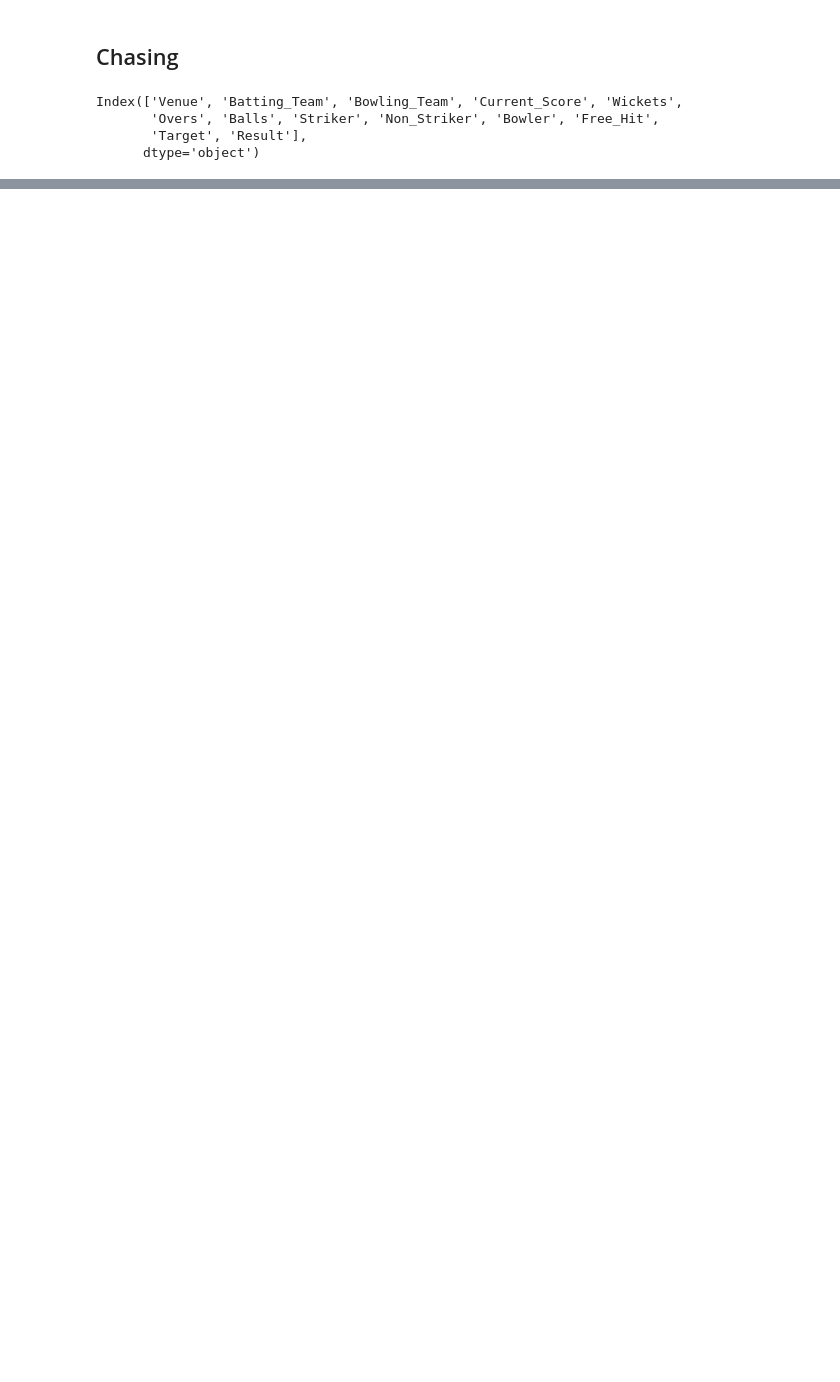
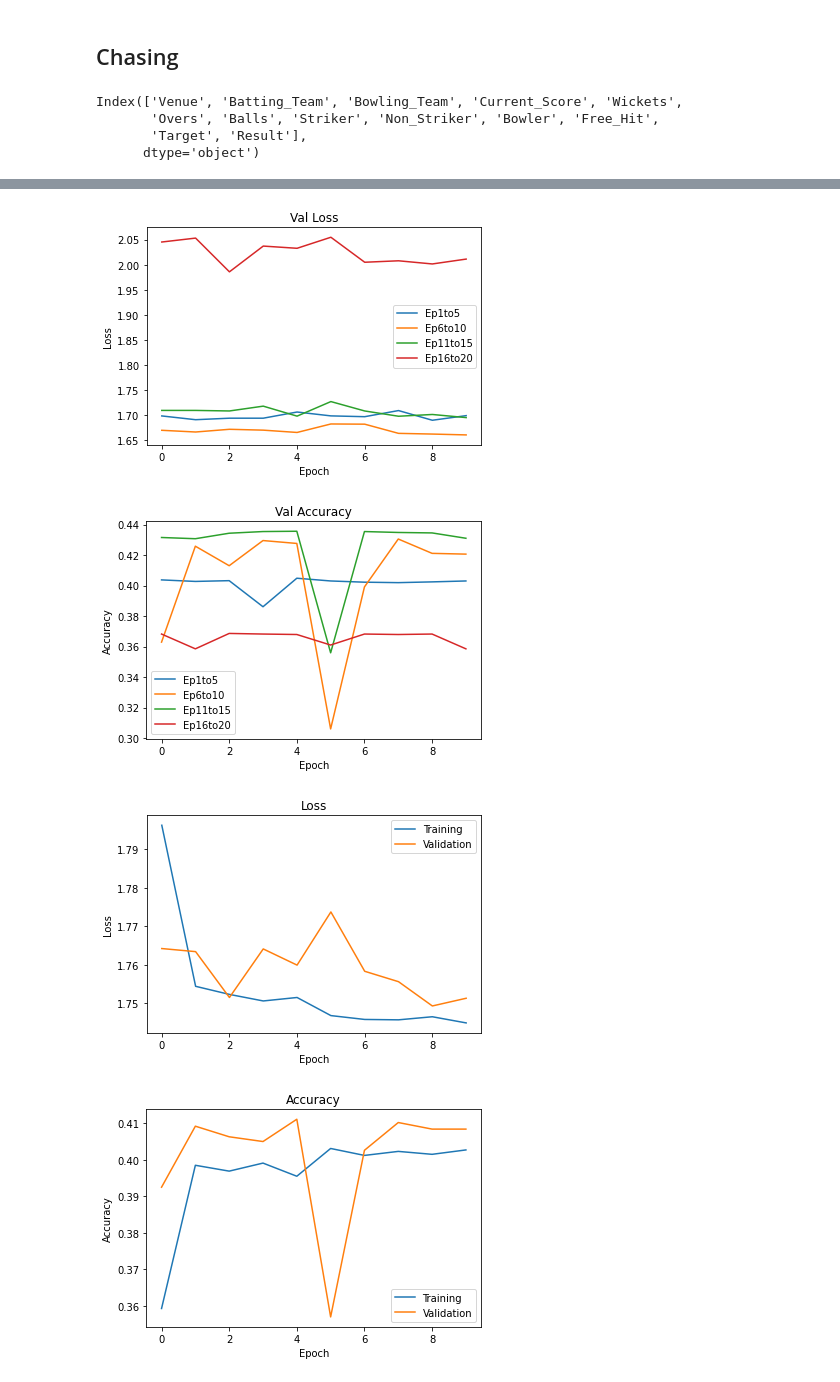
Before and after one commit to AravindM2803/IPL-Simulator, a Jupyter notebook: iplsim/Train.ipynb, the cells around one changed output, grey strips where cells are left out. Drawn from its saved outputs; the diff is of its cells as text; code cells hidden in the pictures; blank space fills up the shorter version.

```diff
--- a/iplsim/Train.ipynb
+++ b/iplsim/Train.ipynb
@@ -386,0 +431,37 @@ model_inn_2 = tf.keras.models.load_model('Models/Inn2_SimpleRNN_10.h5')
+# %%
+for (start, end) in val_overs:
+    plt.plot(history[f"val_loss_{start}to{end}"], label=f"Ep{start}to{end}")
+plt.legend()
+plt.xlabel('Epoch')
+plt.ylabel("Loss")
+plt.title("Val Loss")
+plt.show()
+
+for (start, end) in val_overs:
+    plt.plot(history[f"val_accuracy_{start}to{end}"], label=f"Ep{start}to{end}")
+plt.legend()
+plt.xlabel('Epoch')
+plt.ylabel("Accuracy")
+plt.title("Val Accuracy")
+plt.show()
+
+plt.plot(history["train_loss"], label="Training")
+plt.plot(history["val_loss"], label="Validation")
+plt.legend()
+plt.xlabel('Epoch')
+plt.ylabel("Loss")
+plt.title("Loss")
+plt.show()
+
+plt.plot(history["train_accuracy"], label="Training")
+plt.plot(history["val_accuracy"], label="Validation")
+plt.legend()
+plt.xlabel('Epoch')
+plt.ylabel("Accuracy")
+plt.title("Accuracy")
+plt.show()
+# %% [output]
+[figure, added]
+[figure, added]
+[figure, added]
+[figure, added]
```
Also changed, not shown: parts of 10 cells of this notebook, 1 other file.
